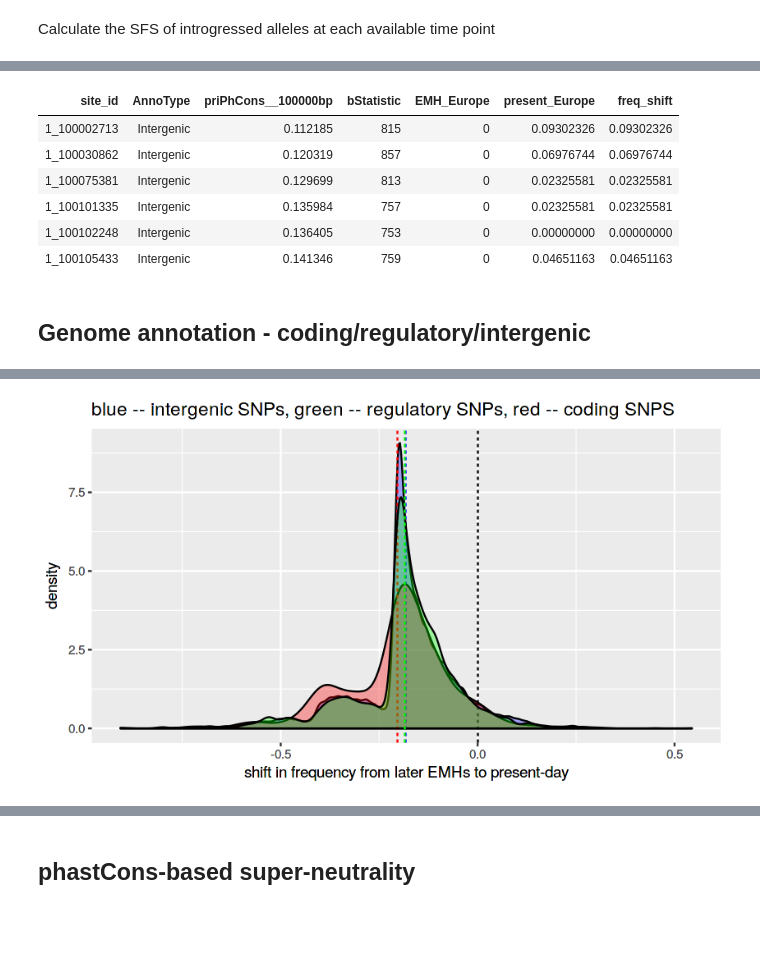
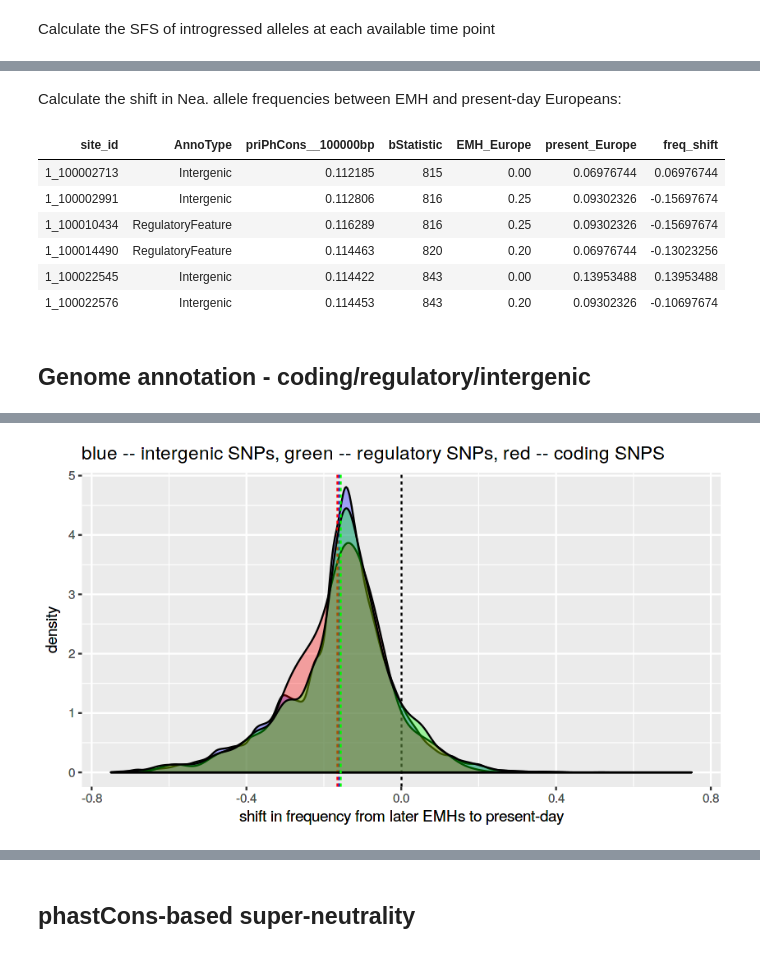
Before and after one commit to bodkan/nea-over-time, a Jupyter notebook: notebooks/frequency_shift_after_10ky.ipynb, the cells around one changed output, grey strips where cells are left out. Cells and saved outputs as stored; diff of their text form; code cells hidden in the pictures; blank space fills up the shorter version.

```diff
--- a/notebooks/frequency_shift_after_10ky.ipynb
+++ b/notebooks/frequency_shift_after_10ky.ipynb
@@ -107,7 +102,7 @@ emh_info <- # filter out high C-T samples (mainly non-UDG treated ones and weird
 samples_info <-
   bind_rows(emh_info, sgdp_info) %>%
   mutate(post_admixture=55000 - age) %>%
-  filter(age < 10000, name != "Stuttgart") # filter out Stuttgart, which is known to have basal Eurasian ancestry
+  filter(age < 10000) #, name != "Stuttgart") # filter out Stuttgart, which is known to have basal Eurasian ancestry
 
 })
 # %% [output]
@@ -153,6 +149,5 @@ select(filter(samples_info, pop == "present_Europe"), name, age, pop, Country)
 # %% [markdown]
 Filter SNPs for early/present-day  European samples only:
 # %%
-all_snps %<>% select(c(chrom, pos,
-                       one_of(as.character(samples_info$name))))
+eur_snps <- select(all_snps, c(chrom, pos, one_of(as.character(samples_info$name))))
 # %%
@@ -221,7 +213,7 @@ names(pop_table) <- samples_info$name
 Merge annotations with SNP data and convert the DF into a long format:
 # %%
 merged <-
-    inner_join(all_annots_wide, all_snps) %>% # merge annotations with SNP data
+    inner_join(all_annots_wide, eur_snps) %>% # merge annotations with SNP data
     mutate(chrom=paste0(chrom, "_", pos)) %>% # create a SNP ID string
     rename(site_id=chrom) %>%  select(-pos)   # remove the chrom/pos columns
 # %% [output]
@@ -259,7 +251,7 @@ str(sites)
 Calculate the SFS of introgressed alleles at each available time point
 # %%
 sfs <- group_by(sites, pop, site_id, AnnoType, priPhCons__100000bp, bStatistic) %>%
-    summarise(f=mean(allele)) %>%
+    summarise(f=mean(allele, na.rm=TRUE)) %>%
     #summarise(f=mean(0.5 * allele)) %>% -- this is for the case of 0/1/2 alleles
     #summarise(f=mean(allele), na.rm=TRUE) %>% -- not necessary after filtering out NA before, also no random calls
     # filter(!is.nan(f)) %>% -- not necessary either
@@ -294,3 +288,5 @@ ggplot(aes(pop, f, group=site_id)) + geom_line(alpha=0.01) + ylim(0, 1)
+# %% [markdown]
+Calculate the shift in Nea. allele frequencies between EMH and present-day Europeans:
 # %%
 sfs_shift <-
     spread(sfs, pop, f) %>%
@@ -299,18 +295,18 @@ sfs_shift <-
 head(sfs_shift)
 # %% [output]
 | site_id | AnnoType | priPhCons__100000bp | bStatistic | EMH_Europe | present_Europe | freq_shift |
-| 1_100002713 | Intergenic | 0.112185 | 815 | 0 | 0.09302326 | 0.09302326 |
-| 1_100030862 | Intergenic | 0.120319 | 857 | 0 | 0.06976744 | 0.06976744 |
-| 1_100075381 | Intergenic | 0.129699 | 813 | 0 | 0.02325581 | 0.02325581 |
-| 1_100101335 | Intergenic | 0.135984 | 757 | 0 | 0.02325581 | 0.02325581 |
-| 1_100102248 | Intergenic | 0.136405 | 753 | 0 | 0.00000000 | 0.00000000 |
-| 1_100105433 | Intergenic | 0.141346 | 759 | 0 | 0.04651163 | 0.04651163 |
+| 1_100002713 | Intergenic | 0.112185 | 815 | 0.00 | 0.06976744 | 0.06976744 |
+| 1_100002991 | Intergenic | 0.112806 | 816 | 0.25 | 0.09302326 | -0.15697674 |
+| 1_100010434 | RegulatoryFeature | 0.116289 | 816 | 0.25 | 0.09302326 | -0.15697674 |
+| 1_100014490 | RegulatoryFeature | 0.114463 | 820 | 0.20 | 0.06976744 | -0.13023256 |
+| 1_100022545 | Intergenic | 0.114422 | 843 | 0.00 | 0.13953488 | 0.13953488 |
+| 1_100022576 | Intergenic | 0.114453 | 843 | 0.20 | 0.09302326 | -0.10697674 |
 # %% [markdown]
 ## Genome annotation - coding/regulatory/intergenic
 # %%
 options(repr.plot.width=7, repr.plot.height=4)
 # %%
-seg_in_emh <- filter(sfs_shift, EMH_Europe > 0, present_Europe < 1)
+seg_in_emh <- filter(sfs_shift, EMH_Europe > 0, EMH_Europe < 1, present_Europe > 0, present_Europe < 1)
 
 ggplot() +
     geom_vline(xintercept=0, linetype=2, color="black") +
@@ -325,5 +321,6 @@ ggplot() +
     geom_vline(xintercept=mean(filter(seg_in_emh, AnnoType == "RegulatoryFeature")$freq_shift), linetype=2, color="green") +
 
     xlab("shift in frequency from later EMHs to present-day") +
-    ggtitle("blue -- intergenic SNPs, green -- regulatory SNPs, red -- coding SNPS")
+    ggtitle("blue -- intergenic SNPs, green -- regulatory SNPs, red -- coding SNPS") +
+    xlim(-0.75, 0.75)
 # %% [output]
@@ -330,4 +330,4 @@ ggplot() +
-[figure, old version]
+[figure, new version]
 # %%
 summary(seg_in_emh$freq_shift)
 # %% [output]
```
Also changed, not shown: parts of 39 cells of this notebook.
